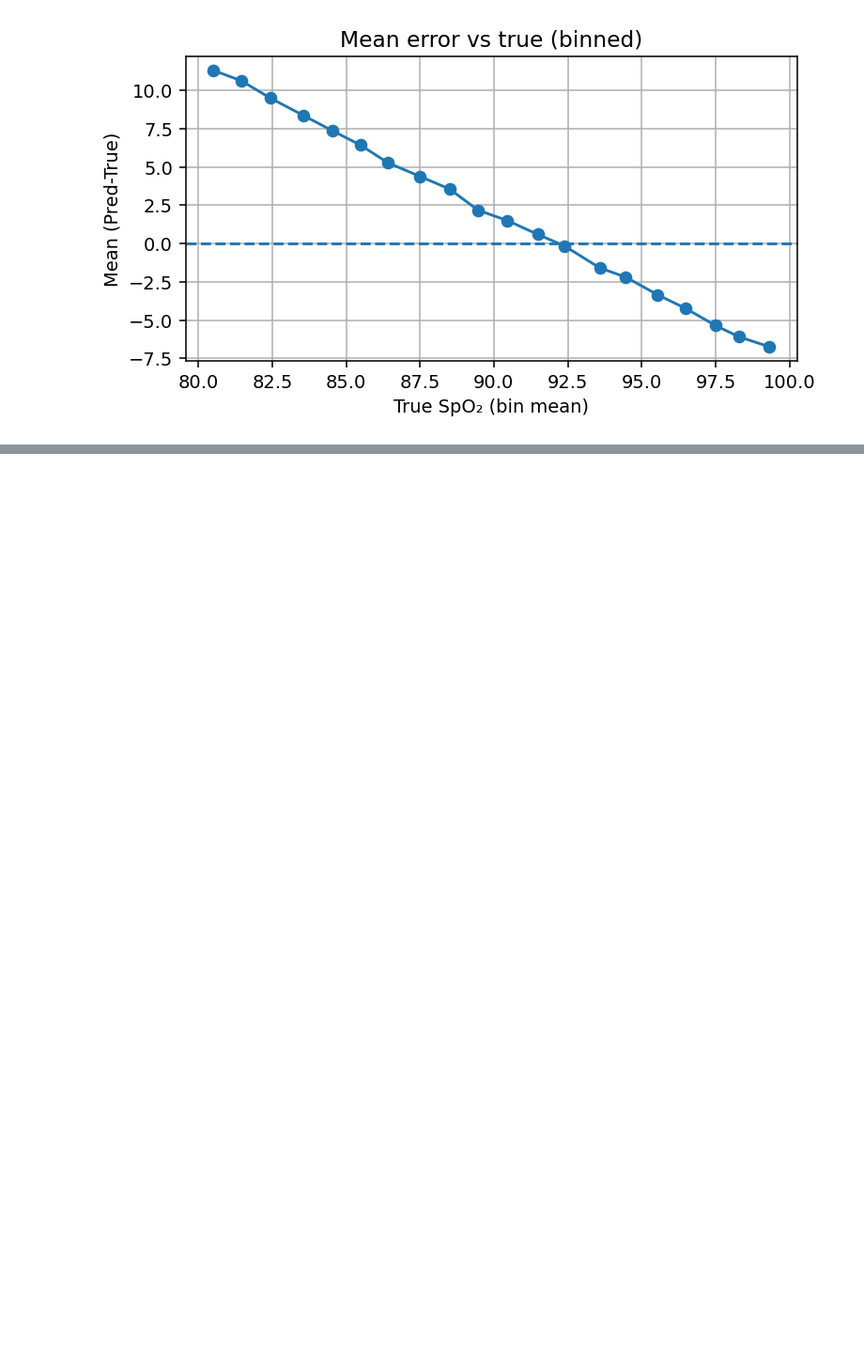
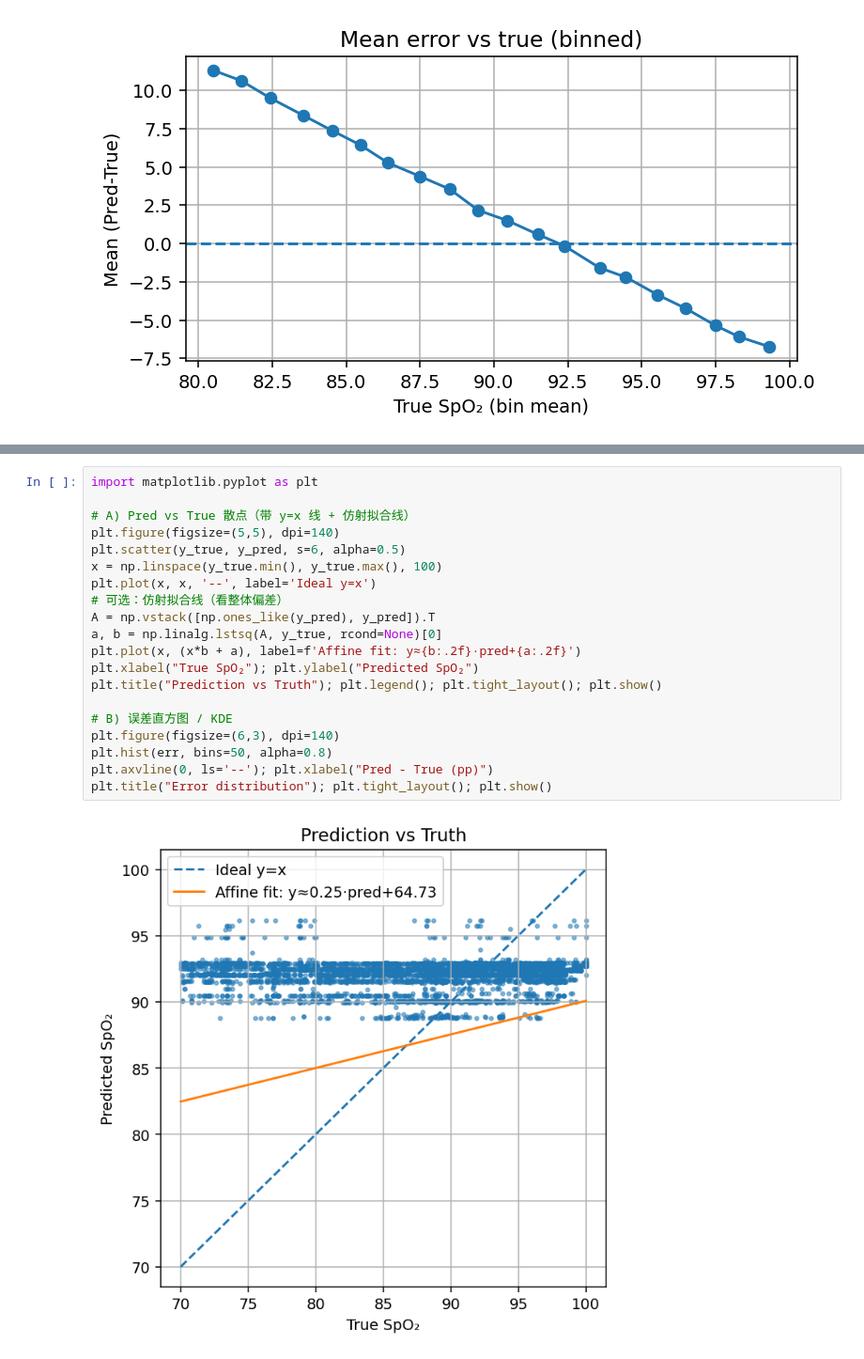
Before and after one commit to 1111katy/blood-oxygen-model, a Jupyter notebook: notebooks/model.ipynb, the cells around one changed output, grey strips where cells are left out. Shown at 94% size. Saved outputs shown, nothing was run; the diff lists cells and outputs as text; blank space fills up the shorter version.

```diff
--- a/notebooks/model.ipynb
+++ b/notebooks/model.ipynb
@@ -297,0 +384,22 @@ plt.title("Mean error vs true (binned)"); plt.show()
+# %%
+import matplotlib.pyplot as plt
+
+# A) Pred vs True 散点（带 y=x 线 + 仿射拟合线）
+plt.figure(figsize=(5,5), dpi=140)
+plt.scatter(y_true, y_pred, s=6, alpha=0.5)
+x = np.linspace(y_true.min(), y_true.max(), 100)
+plt.plot(x, x, '--', label='Ideal y=x')
+# 可选：仿射拟合线（看整体偏差）
+A = np.vstack([np.ones_like(y_pred), y_pred]).T
+a, b = np.linalg.lstsq(A, y_true, rcond=None)[0]
+plt.plot(x, (x*b + a), label=f'Affine fit: y≈{b:.2f}·pred+{a:.2f}')
+plt.xlabel("True SpO₂"); plt.ylabel("Predicted SpO₂")
+plt.title("Prediction vs Truth"); plt.legend(); plt.tight_layout(); plt.show()
+
+# B) 误差直方图 / KDE
+plt.figure(figsize=(6,3), dpi=140)
+plt.hist(err, bins=50, alpha=0.8)
+plt.axvline(0, ls='--'); plt.xlabel("Pred - True (pp)")
+plt.title("Error distribution"); plt.tight_layout(); plt.show()
+# %% [output]
+[figure, added]
```
Also changed, not shown: parts of 4 cells of this notebook.
